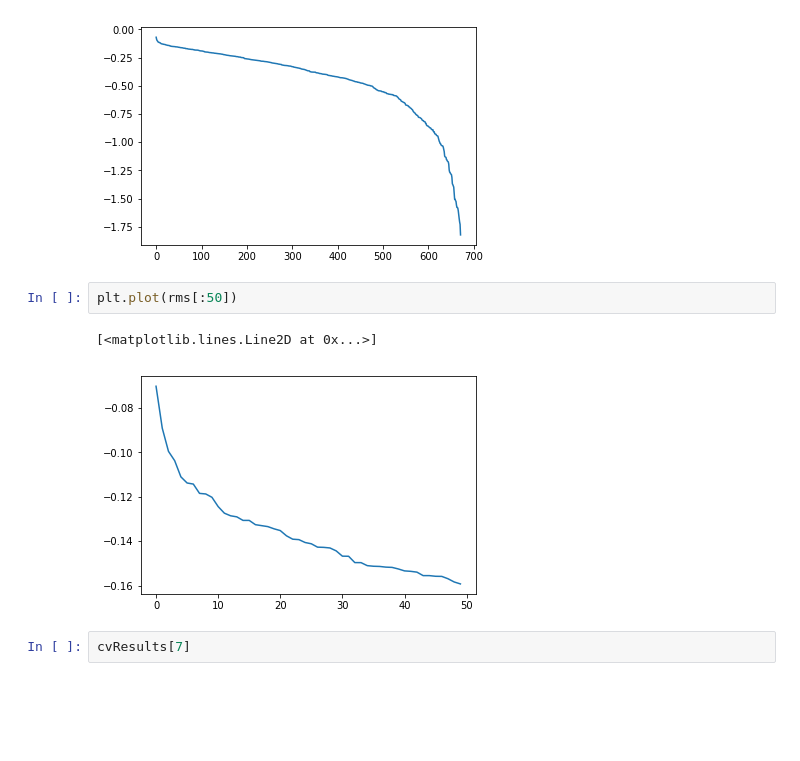
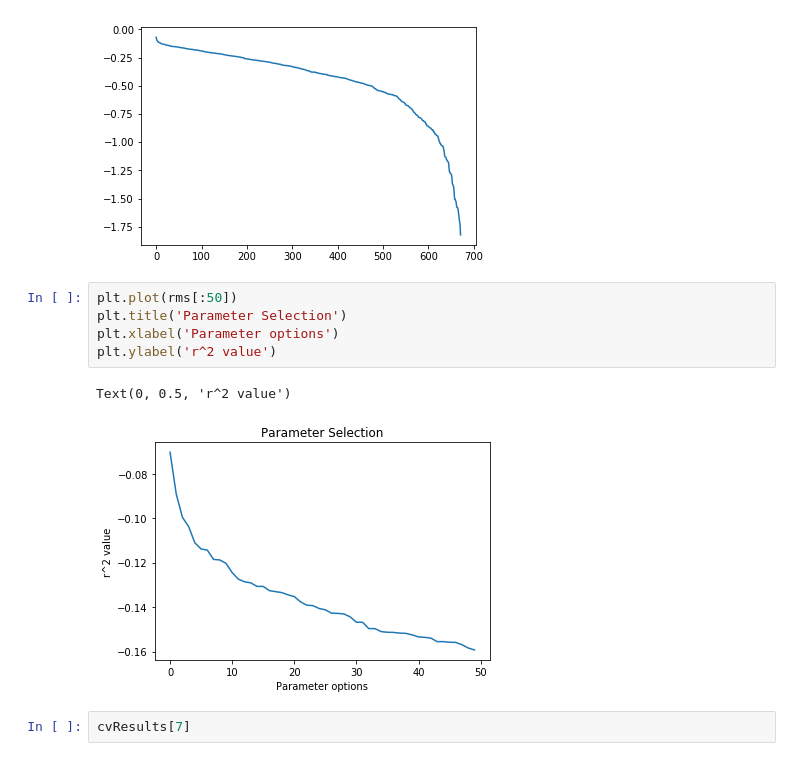
Before and after one commit to nicwigs/482, a Jupyter notebook: project/modelMoreThanTsla.ipynb, the cells around one changed output. Drawn from its saved outputs; the diff is of its cells as text; blank space fills up the shorter version.

Commit message:
added some chart titles.

```diff
--- a/project/modelMoreThanTsla.ipynb
+++ b/project/modelMoreThanTsla.ipynb
@@ -367,11 +367,14 @@ plt.plot(range(len(cvResults)),rms)
 # %% [output]
 [<matplotlib.lines.Line2D at 0x...>]
 [figure]
-# %%
-plt.plot(rms[:50])
-# %% [output]
-[<matplotlib.lines.Line2D at 0x...>]
-[figure, removed]
+# %%
+plt.plot(rms[:50])
+plt.title('Parameter Selection')
+plt.xlabel('Parameter options')
+plt.ylabel('r^2 value')
+# %% [output]
+Text(0, 0.5, 'r^2 value')
+[figure, added]
 # %%
 cvResults[7]
 # %% [output]
```
